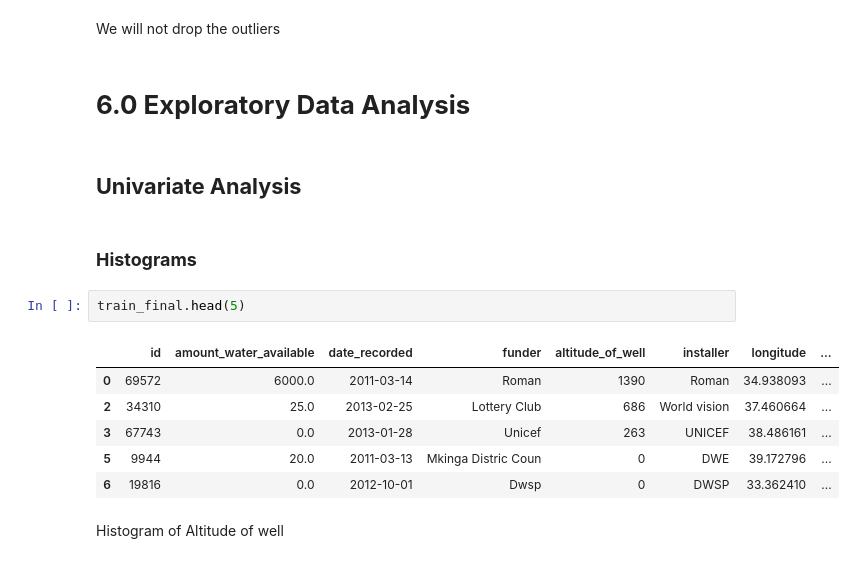
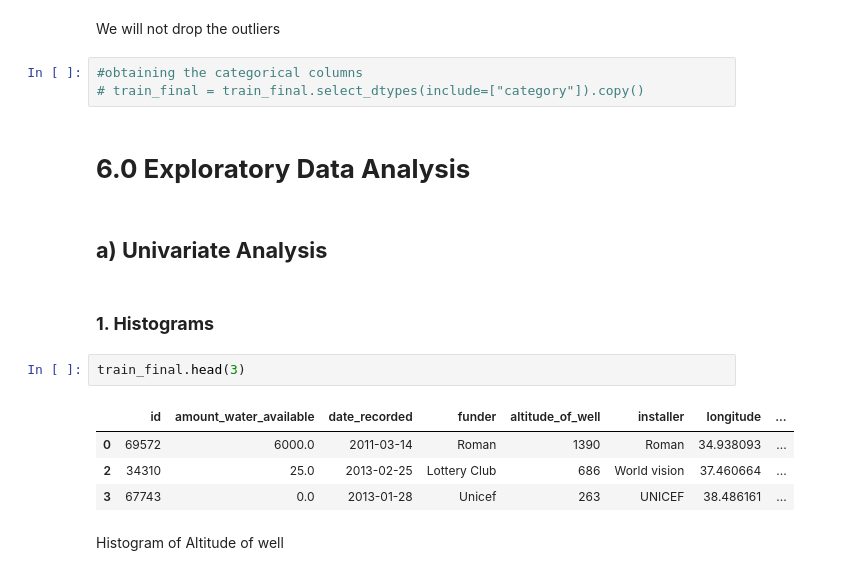
Before and after one commit to njonge-nathan/Capstone-Data-Mining-the-Water-Table.ipynb, a Jupyter notebook: Capstone_Data_Mining_the_Water_Table.ipynb, the cells around one changed output. Drawn from its saved outputs; the diff is of its cells as text.

```diff
--- a/Capstone_Data_Mining_the_Water_Table.ipynb
+++ b/Capstone_Data_Mining_the_Water_Table.ipynb
@@ -414,21 +429,22 @@ for ax, data, column in zip(axes.flatten(),train_final,numerical_cols):
 [figure]
 # %% [markdown]
 We will not drop the outliers
+# %%
+#obtaining the categorical columns
+# train_final = train_final.select_dtypes(include=["category"]).copy()
 # %% [markdown]
 # **6.0 Exploratory Data Analysis**
 # %% [markdown]
-## **Univariate Analysis**
+## **a) Univariate Analysis**
 # %% [markdown]
-### **Histograms**
+### **1. Histograms**
 # %%
-train_final.head(5)
+train_final.head(3)
 # %% [output]
 |  | id | amount_water_available | date_recorded | funder | altitude_of_well | installer | longitude | ... |
 | 0 | 69572 | 6000.0 | 2011-03-14 | Roman | 1390 | Roman | 34.938093 | ... |
 | 2 | 34310 | 25.0 | 2013-02-25 | Lottery Club | 686 | World vision | 37.460664 | ... |
 | 3 | 67743 | 0.0 | 2013-01-28 | Unicef | 263 | UNICEF | 38.486161 | ... |
-| 5 | 9944 | 20.0 | 2011-03-13 | Mkinga Distric Coun | 0 | DWE | 39.172796 | ... |
-| 6 | 19816 | 0.0 | 2012-10-01 | Dwsp | 0 | DWSP | 33.362410 | ... |
 # %% [markdown]
 Histogram of Altitude of well
 # %%
```
Also changed, not shown: parts of 144 cells of this notebook.
